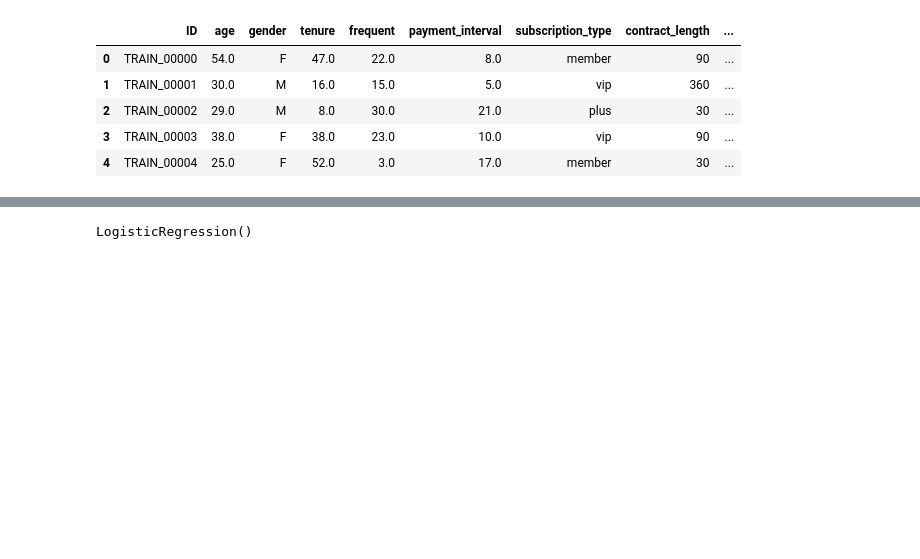
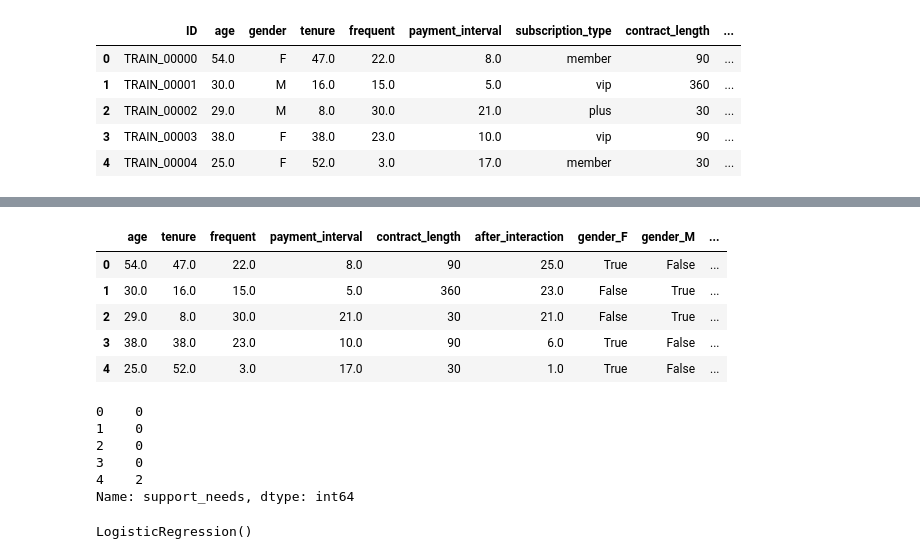
Before and after one commit to smOH306/dacon_basic_customer_support_tier_classification, a Jupyter notebook: notebooks/practice.ipynb, the cells around one changed output, grey strips where cells are left out. Cells and saved outputs as stored; diff of their text form; code cells hidden in the pictures; blank space fills up the shorter version.

```diff
--- a/notebooks/practice.ipynb
+++ b/notebooks/practice.ipynb
@@ -45 +136,19 @@ y_train = train['support_needs']
+# %%
+x_train.head()
+# %% [output]
+|  | age | tenure | frequent | payment_interval | contract_length | after_interaction | gender_F | gender_M | ... |
+| 0 | 54.0 | 47.0 | 22.0 | 8.0 | 90 | 25.0 | True | False | ... |
+| 1 | 30.0 | 16.0 | 15.0 | 5.0 | 360 | 23.0 | False | True | ... |
+| 2 | 29.0 | 8.0 | 30.0 | 21.0 | 30 | 21.0 | False | True | ... |
+| 3 | 38.0 | 38.0 | 23.0 | 10.0 | 90 | 6.0 | True | False | ... |
+| 4 | 25.0 | 52.0 | 3.0 | 17.0 | 30 | 1.0 | True | False | ... |
+# %%
+y_train.head()
+# %% [output]
+0    0
+1    0
+2    0
+3    0
+4    2
+Name: support_needs, dtype: int64
 # %%
```
Also changed, not shown: parts of 11 cells of this notebook.
